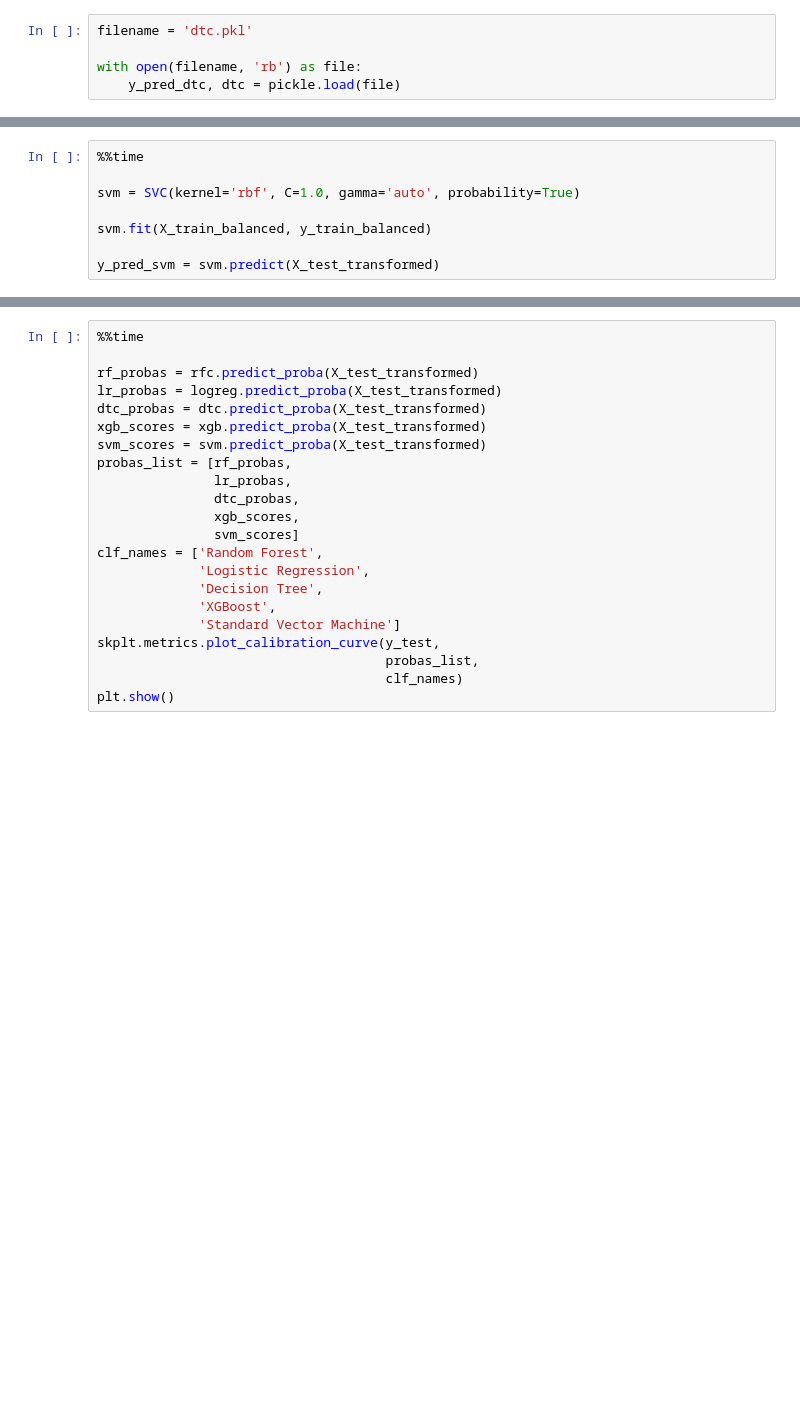
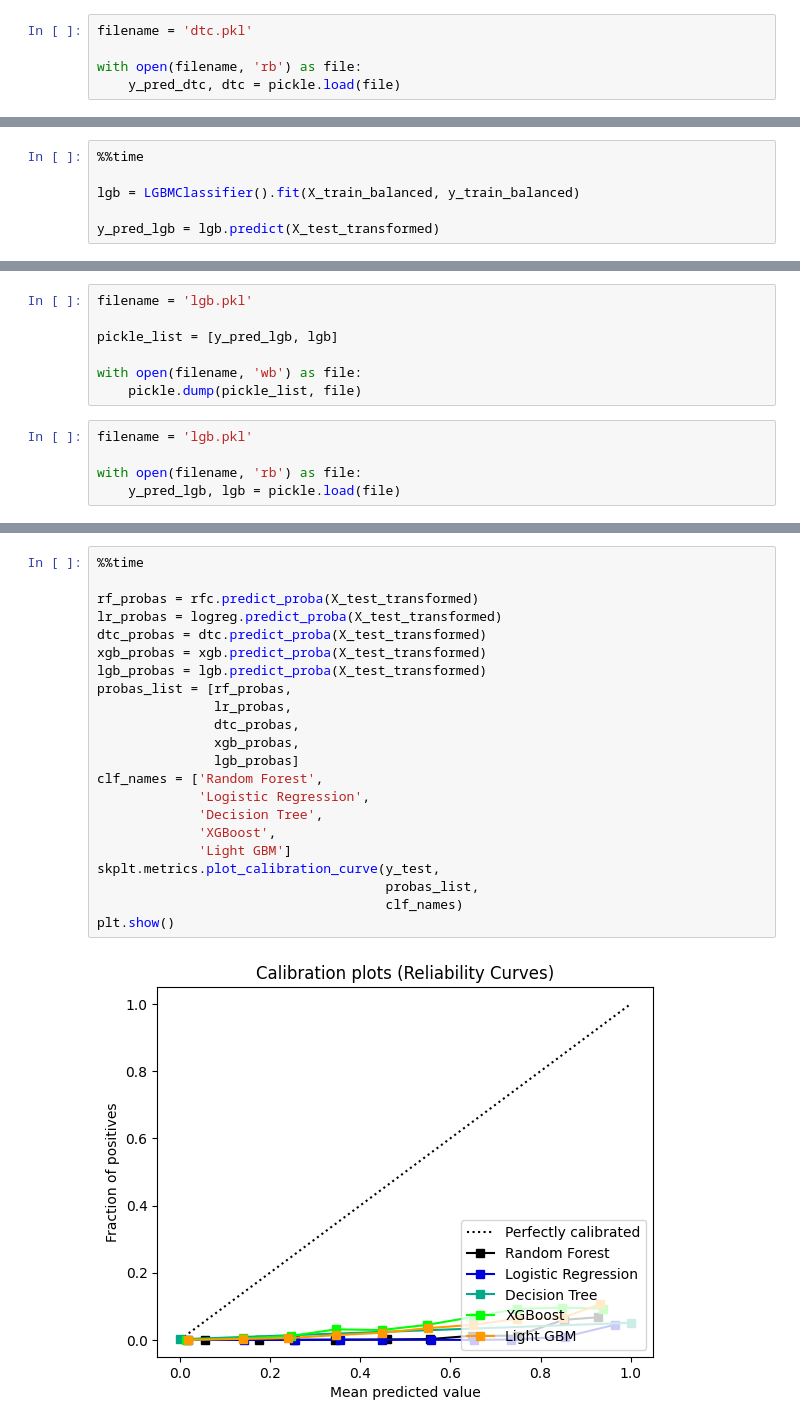
Before and after one commit to nss-data-science-cohort-8/nss-data-science-cohort-8-classroom-big-g-big-g, a Jupyter notebook: notebooks/big-rigs_data_modeling.ipynb, the cells around one changed output, grey strips where cells are left out. Saved outputs shown, nothing was run; the diff lists cells and outputs as text; blank space fills up the shorter version.

Commit message:
Model uses IterativeImputer now, class is balanced. Features are as selected. Made function to determine cost and savings of model projections. 05/07

```diff
--- a/notebooks/big-rigs_data_modeling.ipynb
+++ b/notebooks/big-rigs_data_modeling.ipynb
@@ -494,8 +581,0 @@ weighted avg       1.00      0.63      0.77    111491
-# %%
-%%time
-
-svm = SVC(kernel='rbf', C=1.0, gamma='auto', probability=True)
-
-svm.fit(X_train_balanced, y_train_balanced)
-
-y_pred_svm = svm.predict(X_test_transformed)
@@ -506,0 +607,6 @@ print(classification_report(y_test, y_pred_svm, zero_division = 0))
+# %%
+%%time
+
+lgb = LGBMClassifier().fit(X_train_balanced, y_train_balanced)
+
+y_pred_lgb = lgb.predict(X_test_transformed)
@@ -506,0 +623,12 @@ print(classification_report(y_test, y_pred_svm, zero_division = 0))
+# %%
+filename = 'lgb.pkl'
+
+pickle_list = [y_pred_lgb, lgb]
+
+with open(filename, 'wb') as file:
+    pickle.dump(pickle_list, file)
+# %%
+filename = 'lgb.pkl'
+
+with open(filename, 'rb') as file:
+    y_pred_lgb, lgb = pickle.load(file)
@@ -507,22 +653,24 @@ print(classification_report(y_test, y_pred_svm, zero_division = 0))
 # %%
 %%time
 
 rf_probas = rfc.predict_proba(X_test_transformed)
 lr_probas = logreg.predict_proba(X_test_transformed)
 dtc_probas = dtc.predict_proba(X_test_transformed)
-xgb_scores = xgb.predict_proba(X_test_transformed)
-svm_scores = svm.predict_proba(X_test_transformed)
+xgb_probas = xgb.predict_proba(X_test_transformed)
+lgb_probas = lgb.predict_proba(X_test_transformed)
 probas_list = [rf_probas,
                lr_probas,
                dtc_probas,
-               xgb_scores,
-               svm_scores]
+               xgb_probas,
+               lgb_probas]
 clf_names = ['Random Forest',
              'Logistic Regression',
              'Decision Tree',
              'XGBoost',
-             'Standard Vector Machine']
+             'Light GBM']
 skplt.metrics.plot_calibration_curve(y_test,
                                      probas_list,
                                      clf_names)
 plt.show()
+# %% [output]
+[figure, added]
```
Also changed, not shown: parts of 44 cells of this notebook.
